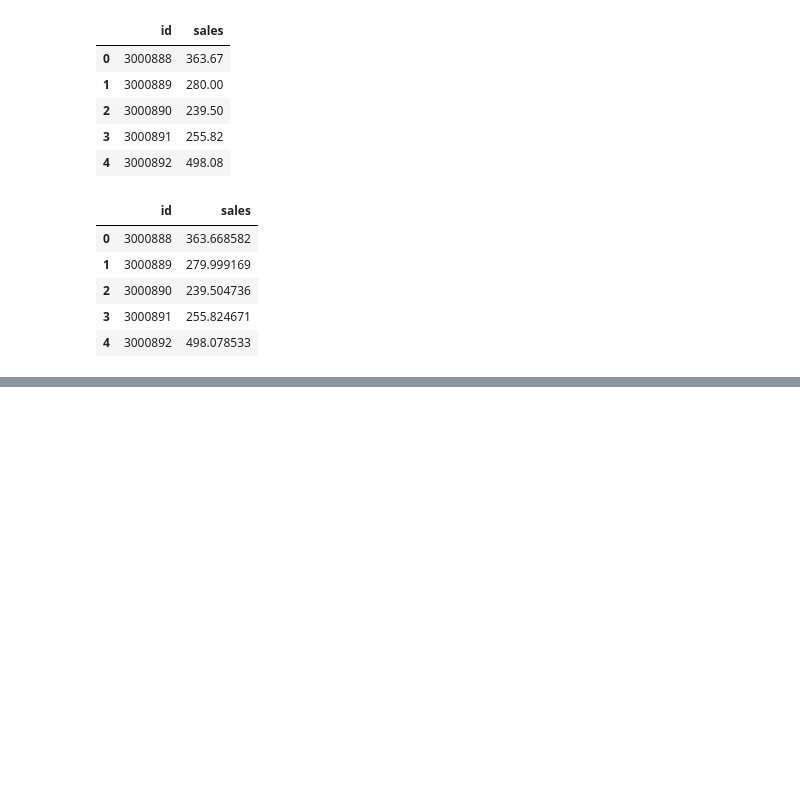
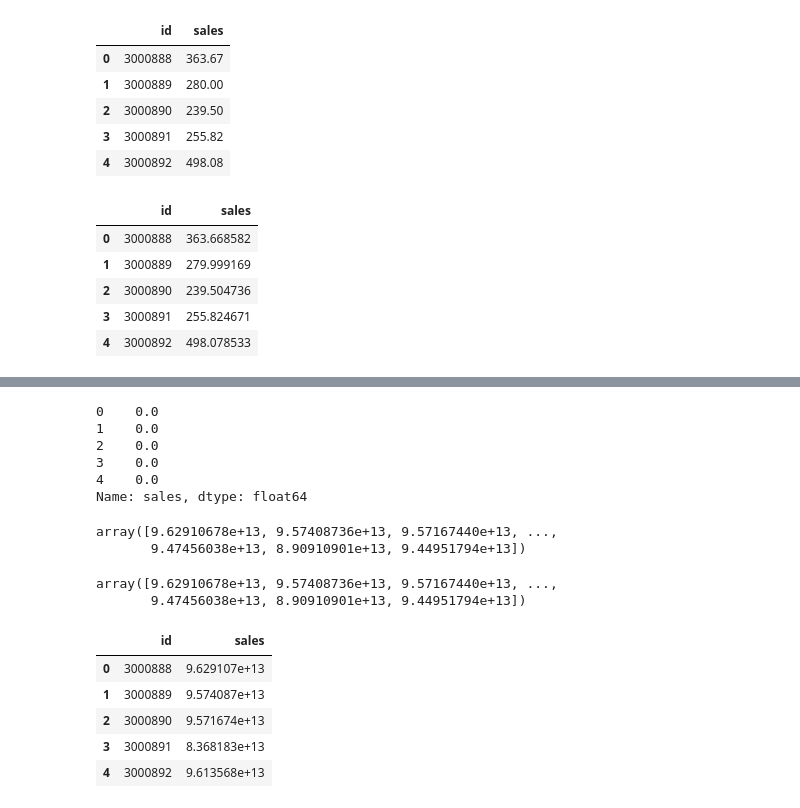
Before and after one commit to amith-vardhan99/kaggle, a Jupyter notebook: Store Sales - Time Series Forecasting/machlearn.ipynb, the cells around one changed output, grey strips where cells are left out. Cells and saved outputs as stored; diff of their text form; code cells hidden in the pictures; blank space fills up the shorter version.

```diff
--- a/Store Sales - Time Series Forecasting/machlearn.ipynb
+++ b/Store Sales - Time Series Forecasting/machlearn.ipynb
@@ -232,0 +253,40 @@ final_df2.to_csv("amith_submission4.csv",index=False)
+# %%
+y_train = y_train["sales"]
+y_train.head()
+# %% [output]
+0    0.0
+1    0.0
+2    0.0
+3    0.0
+4    0.0
+Name: sales, dtype: float64
+# %%
+sgd2 = SGDRegressor()
+model = sgd2.fit(X_train,y_train)
+# %%
+y_test = model.predict(X_test)
+# %%
+y_test_3 = y_test
+y_test_4 = y_test.round(2)
+# %%
+y_test_3
+# %% [output]
+array([9.62910678e+13, 9.57408736e+13, 9.57167440e+13, ...,
+       9.47456038e+13, 8.90910901e+13, 9.44951794e+13])
+# %%
+y_test_4
+# %% [output]
+array([9.62910678e+13, 9.57408736e+13, 9.57167440e+13, ...,
+       9.47456038e+13, 8.90910901e+13, 9.44951794e+13])
+# %%
+final_df3 = pd.DataFrame(columns=["id","sales"])
+final_df3["id"] = id
+final_df3["sales"] = y_test_3
+final_df3.head()
+# %% [output]
+|  | id | sales |
+| 0 | 3000888 | 9.629107e+13 |
+| 1 | 3000889 | 9.574087e+13 |
+| 2 | 3000890 | 9.571674e+13 |
+| 3 | 3000891 | 8.368183e+13 |
+| 4 | 3000892 | 9.613568e+13 |
```
Also changed, not shown: parts of 6 cells of this notebook, 3 other files.
